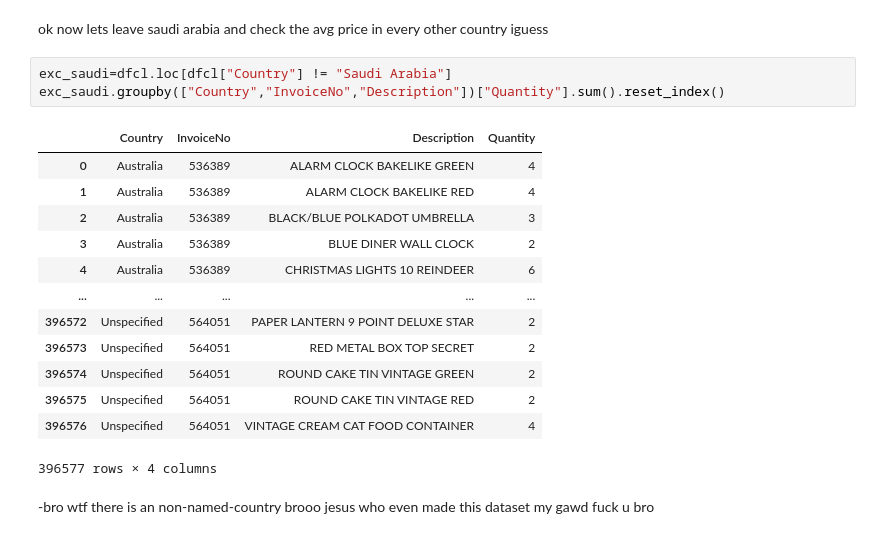
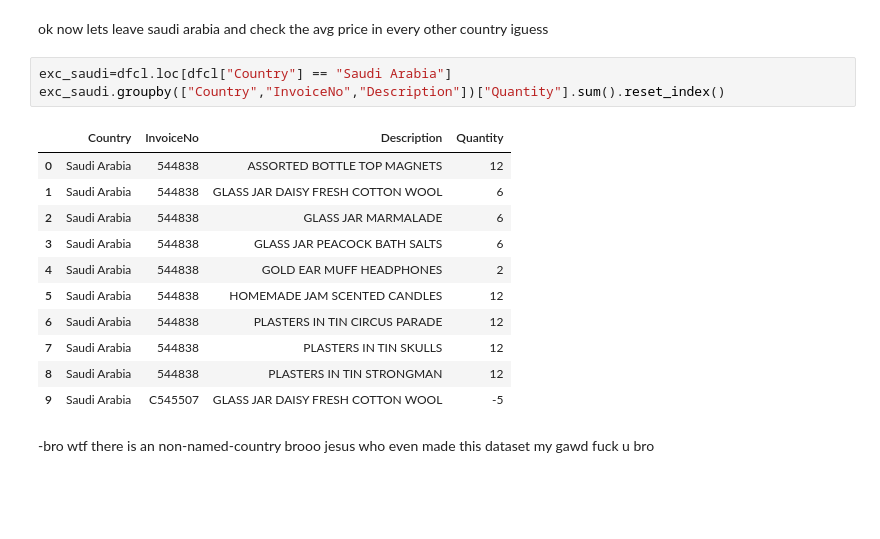
Before and after one commit to mokshithr530/bigdatacheck, a Jupyter notebook: dataset/checkdata2.ipynb, the cells around one changed output. Cells and saved outputs as stored; diff of their text form; blank space fills up the shorter version.

```diff
--- a/dataset/checkdata2.ipynb
+++ b/dataset/checkdata2.ipynb
@@ -405,22 +405,20 @@ out of 40.6829 rows we have only one saudi arabia which is kinda weird is it tha
 # %% [markdown]
 ok now lets leave saudi arabia and check the avg price in every other country iguess
 # %%
-exc_saudi=dfcl.loc[dfcl["Country"] != "Saudi Arabia"]
+exc_saudi=dfcl.loc[dfcl["Country"] == "Saudi Arabia"]
 exc_saudi.groupby(["Country","InvoiceNo","Description"])["Quantity"].sum().reset_index()
 # %% [output]
 |  | Country | InvoiceNo | Description | Quantity |
-| 0 | Australia | 536389 | ALARM CLOCK BAKELIKE GREEN | 4 |
-| 1 | Australia | 536389 | ALARM CLOCK BAKELIKE RED | 4 |
-| 2 | Australia | 536389 | BLACK/BLUE POLKADOT UMBRELLA | 3 |
-| 3 | Australia | 536389 | BLUE DINER WALL CLOCK | 2 |
-| 4 | Australia | 536389 | CHRISTMAS LIGHTS 10 REINDEER | 6 |
-| ... | ... | ... | ... | ... |
-| 396572 | Unspecified | 564051 | PAPER LANTERN 9 POINT DELUXE STAR | 2 |
-| 396573 | Unspecified | 564051 | RED METAL BOX TOP SECRET | 2 |
-| 396574 | Unspecified | 564051 | ROUND CAKE TIN VINTAGE GREEN | 2 |
-| 396575 | Unspecified | 564051 | ROUND CAKE TIN VINTAGE RED | 2 |
-| 396576 | Unspecified | 564051 | VINTAGE CREAM CAT FOOD CONTAINER | 4 |
+| 0 | Saudi Arabia | 544838 | ASSORTED BOTTLE TOP MAGNETS | 12 |
+| 1 | Saudi Arabia | 544838 | GLASS JAR DAISY FRESH COTTON WOOL | 6 |
+| 2 | Saudi Arabia | 544838 | GLASS JAR MARMALADE | 6 |
+| 3 | Saudi Arabia | 544838 | GLASS JAR PEACOCK BATH SALTS | 6 |
+| 4 | Saudi Arabia | 544838 | GOLD EAR MUFF HEADPHONES | 2 |
+| 5 | Saudi Arabia | 544838 | HOMEMADE JAM SCENTED CANDLES | 12 |
+| 6 | Saudi Arabia | 544838 | PLASTERS IN TIN CIRCUS PARADE | 12 |
+| 7 | Saudi Arabia | 544838 | PLASTERS IN TIN SKULLS | 12 |
+| 8 | Saudi Arabia | 544838 | PLASTERS IN TIN STRONGMAN | 12 |
+| 9 | Saudi Arabia | C545507 | GLASS JAR DAISY FRESH COTTON WOOL | -5 |
-396577 rows × 4 columns
 # %% [markdown]
 -bro wtf there is an non-named-country brooo jesus who even made this dataset my gawd fuck u bro
 # %%
```
Also changed, not shown: parts of 2 cells of this notebook.
